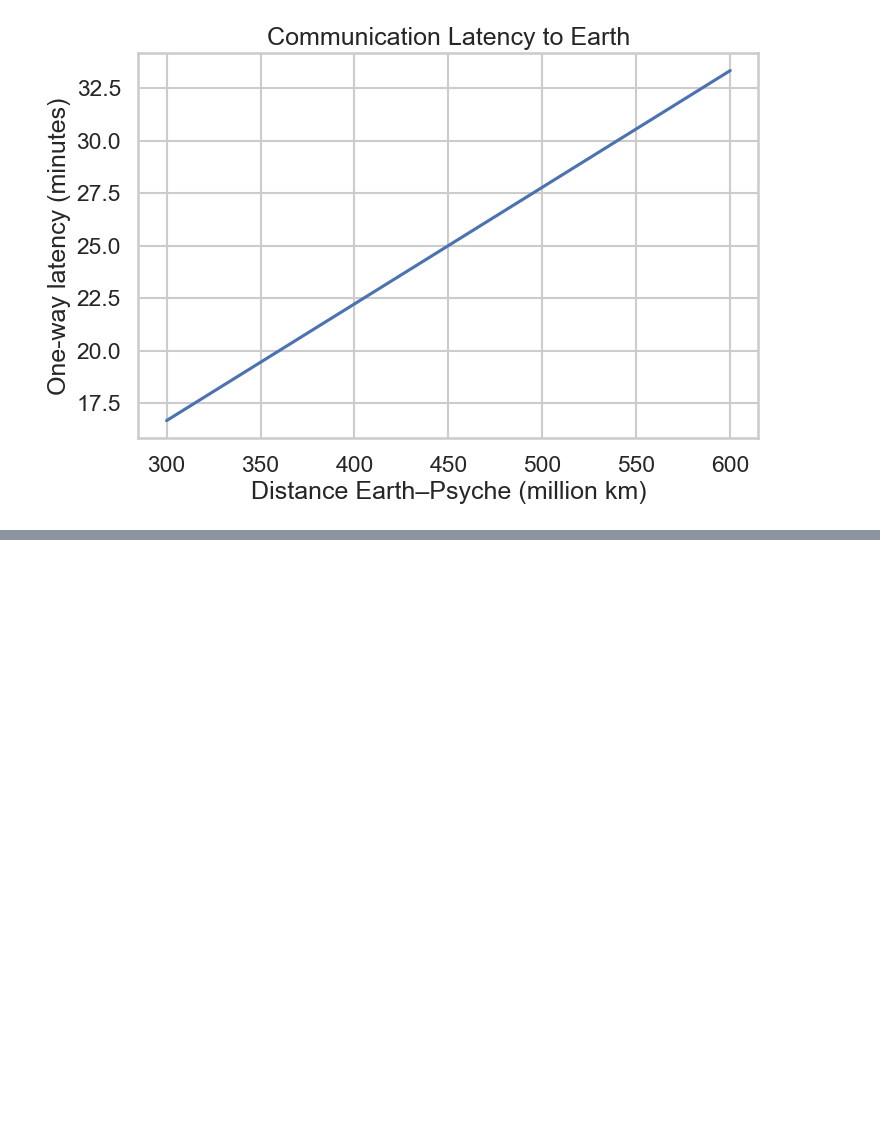
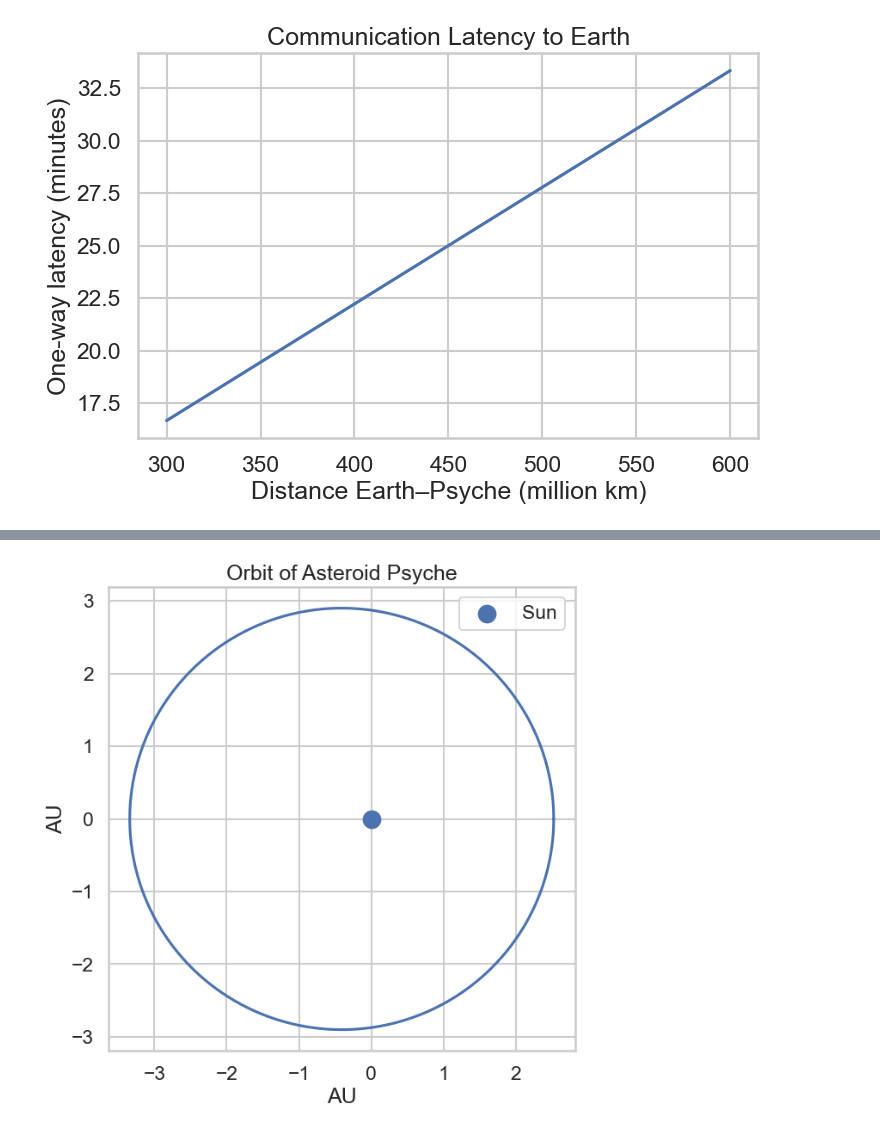
Before and after one commit to DomiStjls/FI-YD, a Jupyter notebook: notebooks/visual.ipynb, the cells around one changed output, grey strips where cells are left out. Drawn from its saved outputs; the diff is of its cells as text; code cells hidden in the pictures; blank space fills up the shorter version.

```diff
--- a/notebooks/visual.ipynb
+++ b/notebooks/visual.ipynb
@@ -235,0 +181,26 @@ plt.show()
+# %%
+AU = 1.496e11
+mu_sun = 1.327e20
+
+# Psyche orbit parameters
+a = 2.93 * AU
+e = 0.14
+
+theta = np.linspace(0,2*np.pi,400)
+
+r = a*(1-e**2)/(1+e*np.cos(theta))
+
+x = r*np.cos(theta)/AU
+y = r*np.sin(theta)/AU
+
+plt.figure(figsize=(7,7))
+plt.plot(x,y)
+plt.scatter(0,0,s=200,label="Sun")
+plt.title("Orbit of Asteroid Psyche")
+plt.xlabel("AU")
+plt.ylabel("AU")
+plt.axis("equal")
+plt.legend()
+plt.show()
+# %% [output]
+[figure, added]
```
Also changed, not shown: parts of 18 cells of this notebook.
